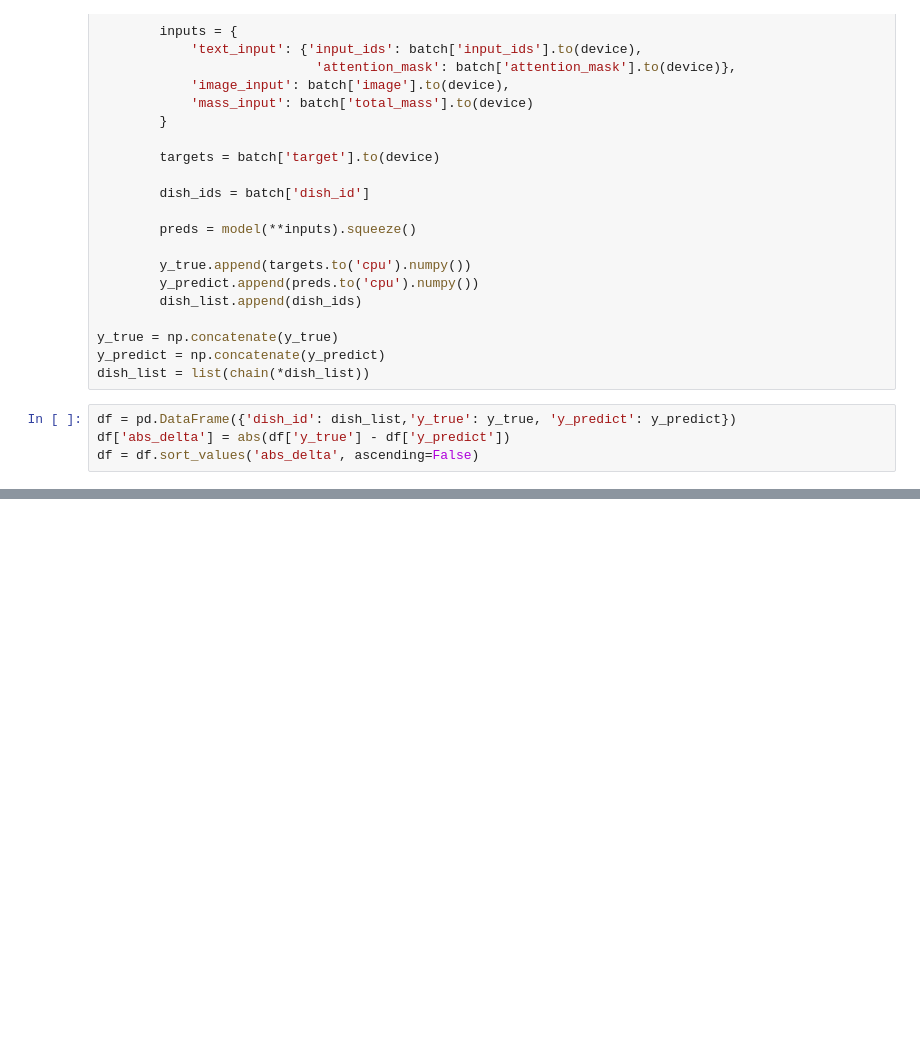
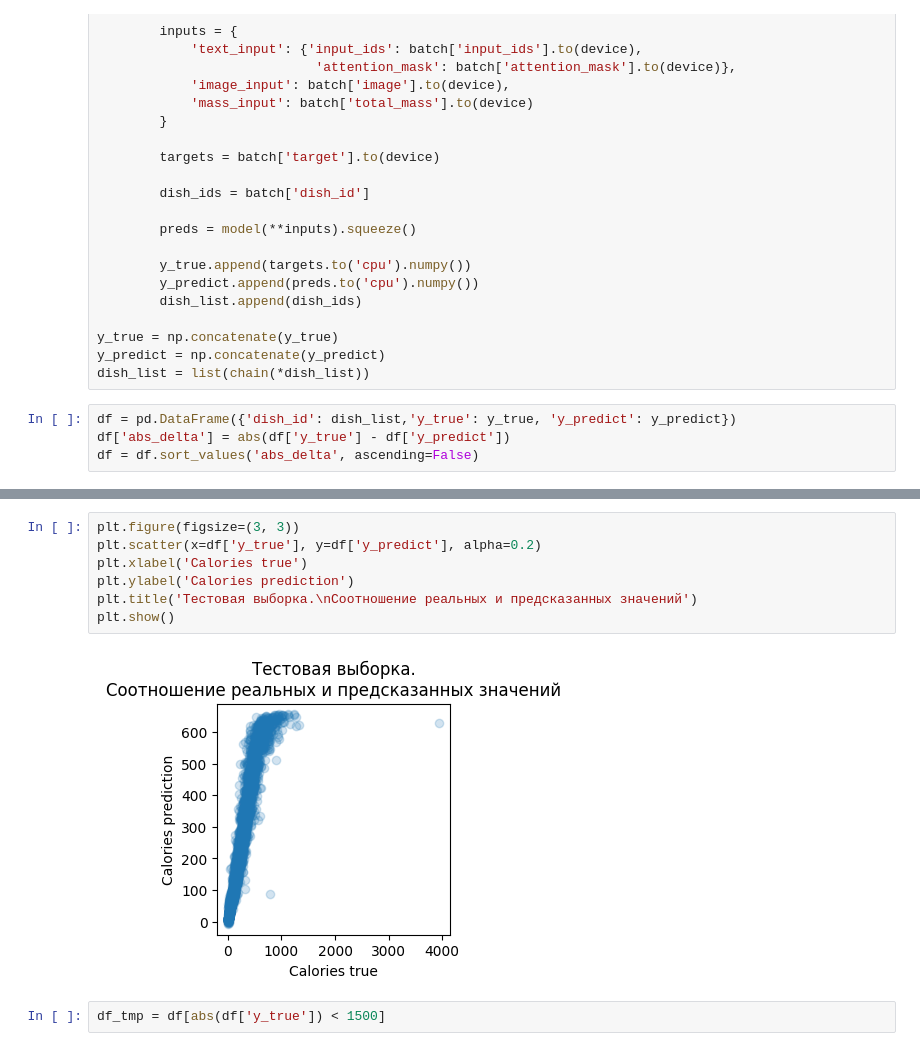
Before and after one commit to russele7/practicum_dle_sprint_4, a Jupyter notebook: solution.ipynb, the cells around one changed output, grey strips where cells are left out. Saved outputs shown, nothing was run; the diff lists cells and outputs as text; blank space fills up the shorter version.

```diff
--- a/solution.ipynb
+++ b/solution.ipynb
@@ -282 +311,12 @@ df
 3262 rows × 4 columns
+# %%
+plt.figure(figsize=(3, 3))
+plt.scatter(x=df['y_true'], y=df['y_predict'], alpha=0.2)
+plt.xlabel('Calories true')
+plt.ylabel('Calories prediction')
+plt.title('Тестовая выборка.\nСоотношение реальных и предсказанных значений')
+plt.show()
+# %% [output]
+[figure, added]
+# %%
+df_tmp = df[abs(df['y_true']) < 1500]
```
Also changed, not shown: parts of 9 cells of this notebook, 1 other file.
